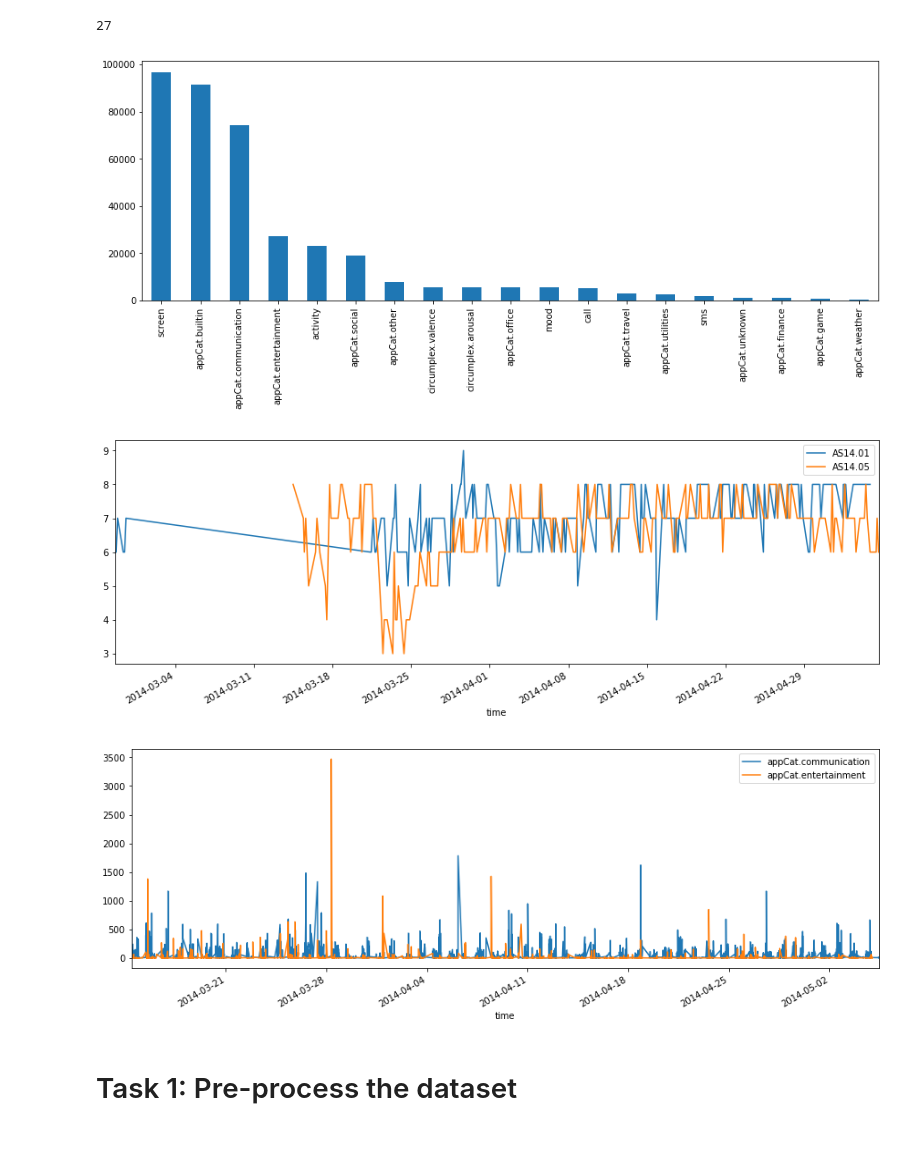
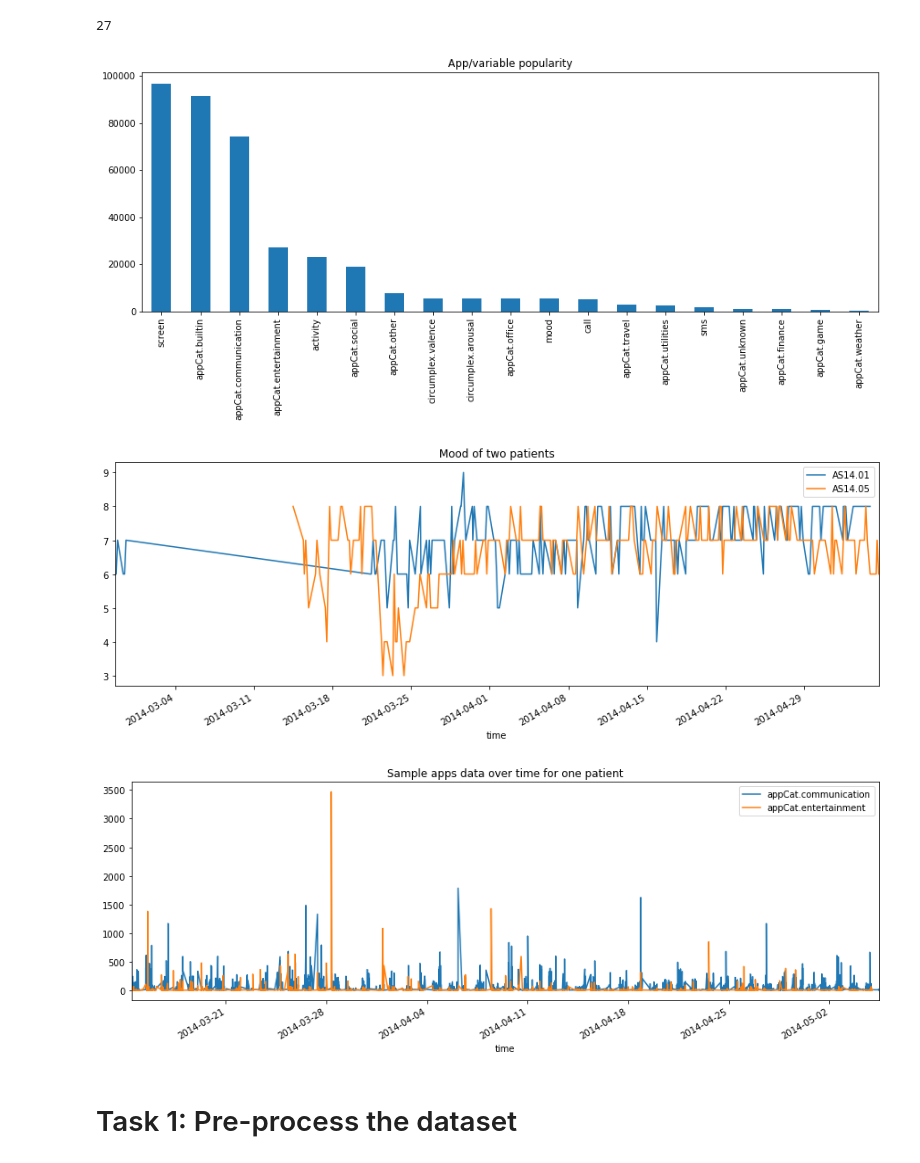
Before and after one commit to aeaston1/data-mining-techniques, a Jupyter notebook: Assignment1_advanced.ipynb, the cells around one changed output. Drawn from its saved outputs; the diff is of its cells as text; code cells hidden in the pictures.

Commit message:
add titles to plots

```diff
--- a/Assignment1_advanced.ipynb
+++ b/Assignment1_advanced.ipynb
@@ -39,25 +39,25 @@ df.patient.unique().size
 27
 # %%
 # which are the popular variables?
-pd.DataFrame(df.variable.value_counts()).plot.bar(legend=None);
+pd.DataFrame(df.variable.value_counts()).plot.bar(legend=None,title='App/variable popularity');
 # %% [output]
-[figure, old version]
+[figure, new version]
 # %%
 #look at a couple of patients' mood over time
 fig, ax = plt.subplots()
 for key, grp in df[(df.patient.isin(['AS14.01','AS14.05'])) & (df.variable=='mood')].groupby(['patient']):
-    ax = grp.plot(ax=ax, kind='line', x='time', y='value', label=key)
+    ax = grp.plot(ax=ax, kind='line', x='time', y='value', label=key,title='Mood of two patients')
 plt.show()
 # %% [output]
-[figure, old version]
+[figure, new version]
 # %%
 # look at the usage of a couple of apps of that patient with the dropped mood
 fig, ax = plt.subplots()
 for key, grp in df[(df.patient.isin(['AS14.05'])) & (df.variable.isin(['appCat.entertainment','appCat.communication']))].groupby(['variable']):
-    ax = grp.plot(ax=ax, kind='line', x='time', y='value', label=key)
+    ax = grp.plot(ax=ax, kind='line', x='time', y='value', label=key, title='Sample apps data over time for one patient')
 plt.show()
 # %% [output]
-[figure, old version]
+[figure, new version]
 # %% [markdown]
 Task 1: Pre-process the dataset
 ===
```
Also changed, not shown: parts of 3 cells of this notebook.
